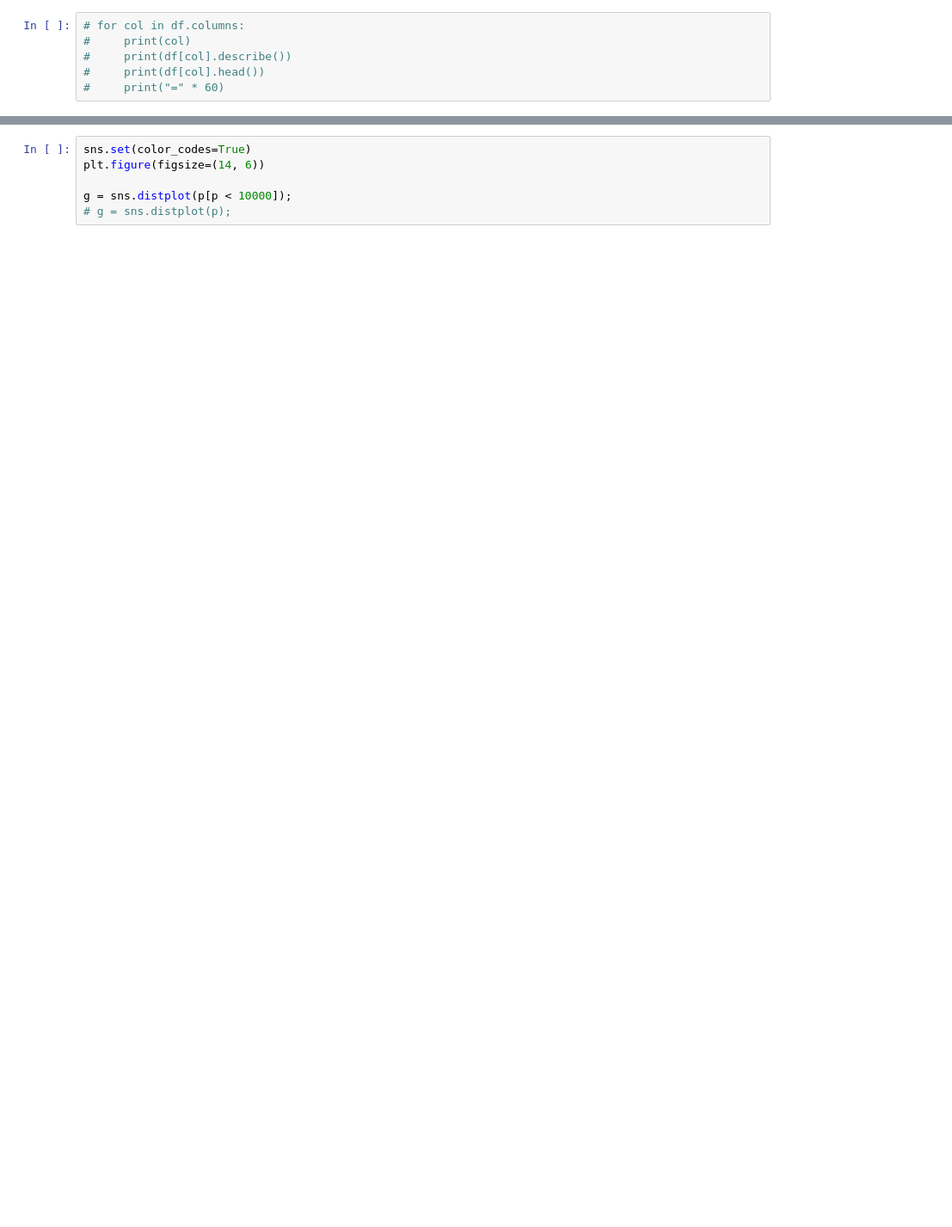
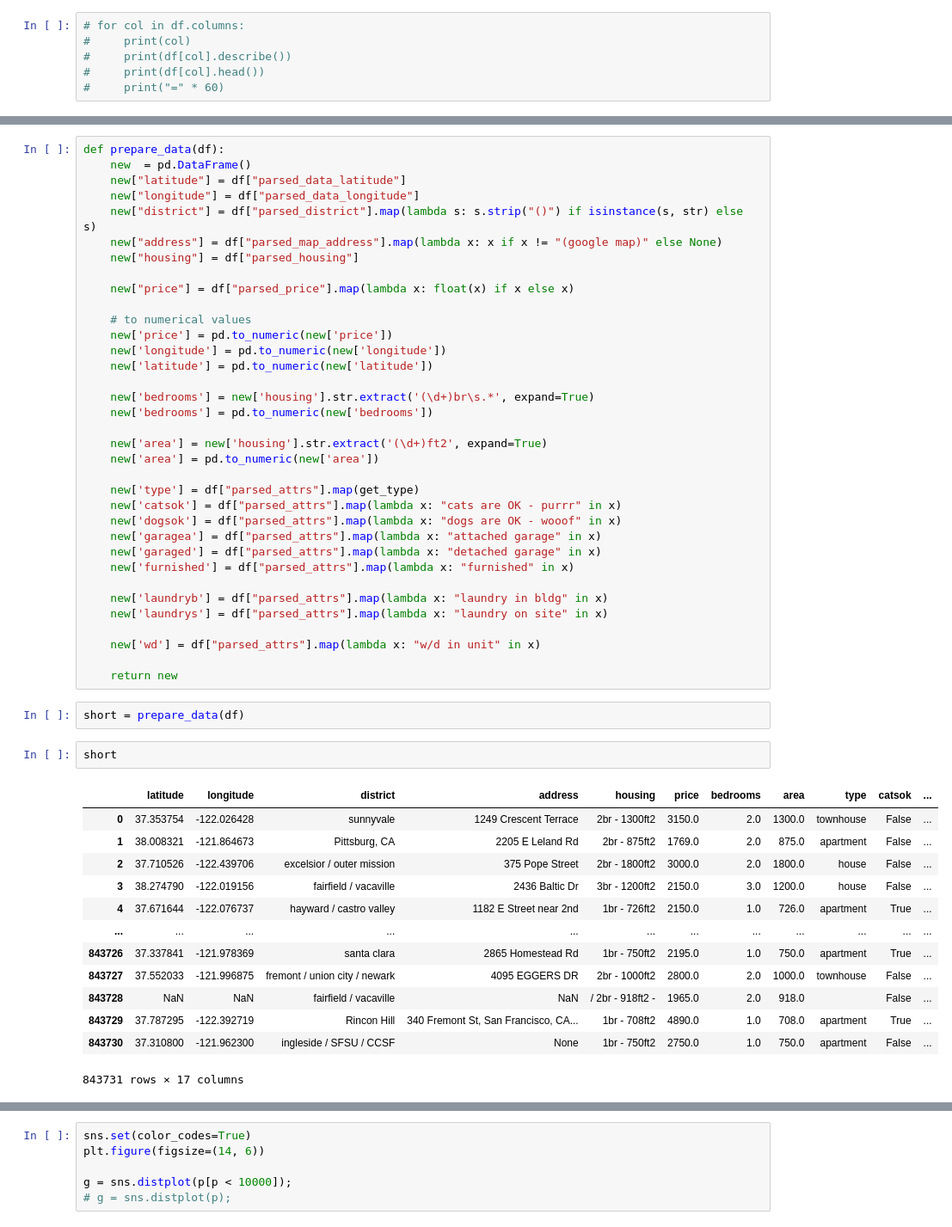
Before and after one commit to vistrcm/apthunt, a Jupyter notebook: analysis/analyze.ipynb, the cells around one changed output, grey strips where cells are left out. Shown at 86% size. Drawn from its saved outputs; the diff is of its cells as text; blank space fills up the shorter version.

```diff
--- a/analysis/analyze.ipynb
+++ b/analysis/analyze.ipynb
@@ -136,0 +220,53 @@ prepare_data(df)
+# %%
+def prepare_data(df):
+    new  = pd.DataFrame()
+    new["latitude"] = df["parsed_data_latitude"]
+    new["longitude"] = df["parsed_data_longitude"]
+    new["district"] = df["parsed_district"].map(lambda s: s.strip("()") if isinstance(s, str) else s)
+    new["address"] = df["parsed_map_address"].map(lambda x: x if x != "(google map)" else None)
+    new["housing"] = df["parsed_housing"]
+
+    new["price"] = df["parsed_price"].map(lambda x: float(x) if x else x)
+
+    # to numerical values
+    new['price'] = pd.to_numeric(new['price'])
+    new['longitude'] = pd.to_numeric(new['longitude'])
+    new['latitude'] = pd.to_numeric(new['latitude'])
+
+    new['bedrooms'] = new['housing'].str.extract('(\d+)br\s.*', expand=True)
+    new['bedrooms'] = pd.to_numeric(new['bedrooms'])
+
+    new['area'] = new['housing'].str.extract('(\d+)ft2', expand=True)
+    new['area'] = pd.to_numeric(new['area'])
+
+    new['type'] = df["parsed_attrs"].map(get_type)
+    new['catsok'] = df["parsed_attrs"].map(lambda x: "cats are OK - purrr" in x)
+    new['dogsok'] = df["parsed_attrs"].map(lambda x: "dogs are OK - wooof" in x)
+    new['garagea'] = df["parsed_attrs"].map(lambda x: "attached garage" in x)
+    new['garaged'] = df["parsed_attrs"].map(lambda x: "detached garage" in x)
+    new['furnished'] = df["parsed_attrs"].map(lambda x: "furnished" in x)
+
+    new['laundryb'] = df["parsed_attrs"].map(lambda x: "laundry in bldg" in x)
+    new['laundrys'] = df["parsed_attrs"].map(lambda x: "laundry on site" in x)
+
+    new['wd'] = df["parsed_attrs"].map(lambda x: "w/d in unit" in x)
+
+    return new
+# %%
+short = prepare_data(df)
+# %%
+short
+# %% [output]
+|  | latitude | longitude | district | address | housing | price | bedrooms | area | type | catsok | ... |
+| 0 | 37.353754 | -122.026428 | sunnyvale | 1249 Crescent Terrace | 2br - 1300ft2 | 3150.0 | 2.0 | 1300.0 | townhouse | False | ... |
+| 1 | 38.008321 | -121.864673 | Pittsburg, CA | 2205 E Leland Rd | 2br - 875ft2 | 1769.0 | 2.0 | 875.0 | apartment | False | ... |
+| 2 | 37.710526 | -122.439706 | excelsior / outer mission | 375 Pope Street | 2br - 1800ft2 | 3000.0 | 2.0 | 1800.0 | house | False | ... |
+| 3 | 38.274790 | -122.019156 | fairfield / vacaville | 2436 Baltic Dr | 3br - 1200ft2 | 2150.0 | 3.0 | 1200.0 | house | False | ... |
+| 4 | 37.671644 | -122.076737 | hayward / castro valley | 1182 E Street near 2nd | 1br - 726ft2 | 2150.0 | 1.0 | 726.0 | apartment | True | ... |
+| ... | ... | ... | ... | ... | ... | ... | ... | ... | ... | ... | ... |
+| 843726 | 37.337841 | -121.978369 | santa clara | 2865 Homestead Rd | 1br - 750ft2 | 2195.0 | 1.0 | 750.0 | apartment | True | ... |
+| 843727 | 37.552033 | -121.996875 | fremont / union city / newark | 4095 EGGERS DR | 2br - 1000ft2 | 2800.0 | 2.0 | 1000.0 | townhouse | False | ... |
+| 843728 | NaN | NaN | fairfield / vacaville | NaN | / 2br - 918ft2 - | 1965.0 | 2.0 | 918.0 |  | False | ... |
+| 843729 | 37.787295 | -122.392719 | Rincon Hill | 340 Fremont St, San Francisco, CA... | 1br - 708ft2 | 4890.0 | 1.0 | 708.0 | apartment | True | ... |
+| 843730 | 37.310800 | -121.962300 | ingleside / SFSU / CCSF | None | 1br - 750ft2 | 2750.0 | 1.0 | 750.0 | apartment | False | ... |
+843731 rows × 17 columns
```
Also changed, not shown: parts of 43 cells of this notebook, 1 other file.
